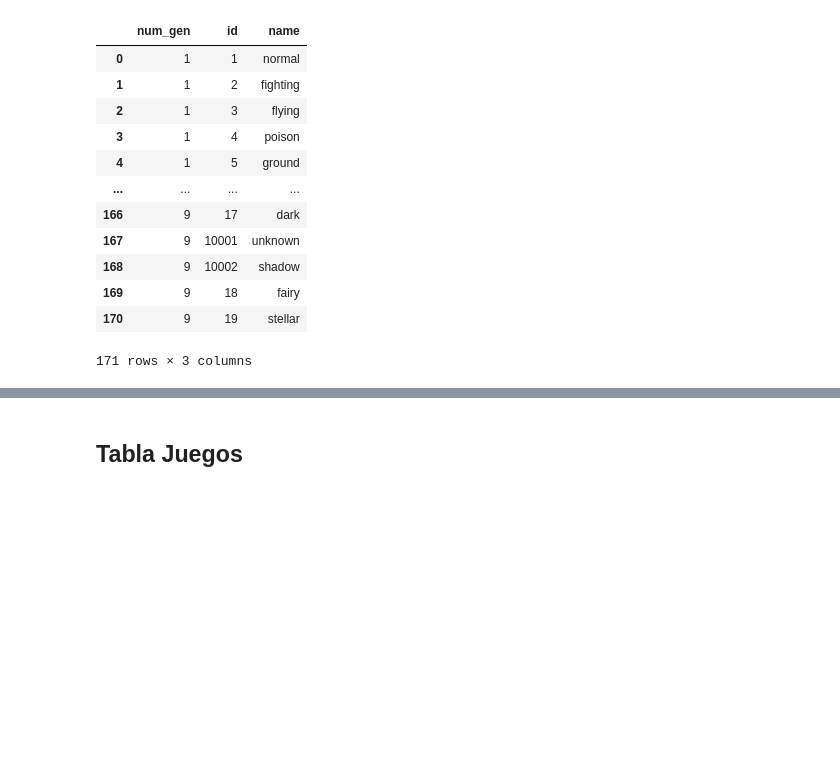
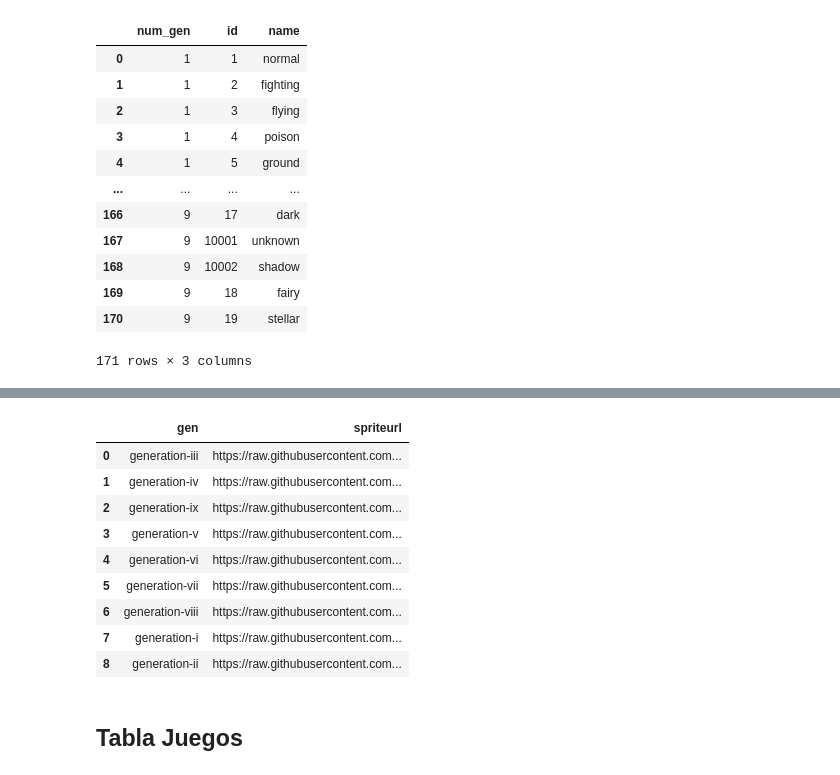
Before and after one commit to ADavid096/pokeproject, a Jupyter notebook: Script_infoDB.ipynb, the cells around one changed output, grey strips where cells are left out. Saved outputs shown, nothing was run; the diff lists cells and outputs as text; code cells hidden in the pictures; blank space fills up the shorter version.

```diff
--- a/Script_infoDB.ipynb
+++ b/Script_infoDB.ipynb
@@ -312,0 +309,7 @@ print(data1["id"]," ",data1["name"], data1["types"][0]["name"])
+# %%
+#Pendiente Sprites
+url_sprite = "https://pokeapi.co/api/v2/type/2/"
+response = requests.get(url_sprite)
+data =response.json()
+eldatas = pd.DataFrame(data["sprites"])
+sprites_url = list(eldatas.keys())
@@ -312,0 +324,10 @@ print(data1["id"]," ",data1["name"], data1["types"][0]["name"])
+# %%
+x = 6
+print("------")
+print(sprites_url)
+print("------")
+print(len(sprites_url))
+eldotas = eldatas[sprites_url[x]].dropna()
+print("--------")
+print(sprites_url[x])#Generacion
+print(eldotas.iloc[0]["name_icon"])#Imagen de la generacion
@@ -312,0 +342,18 @@ print(data1["id"]," ",data1["name"], data1["types"][0]["name"])
+# %%
+#Listado de Sprites por generacion de 1 tipo
+gencolector = []
+for c in range(len(sprites_url)):
+  gensprite = {}
+  eldotas = eldatas[sprites_url[c]].dropna()
+  #print("--------")
+  #print(sprites_url[c])#Generacion
+  #print(eldotas.iloc[0]["name_icon"])#Imagen de la generacion
+  gensprite["gen"] = sprites_url[c]
+  gensprite["spriteurl"] = eldotas.iloc[0]["name_icon"]
+  gencolector.append(gensprite)
+
+#Agregar la primera y segunda generacion
+gencolector.append({"gen":"generation-i","spriteurl":gencolector["gen"=="generation-iii"]["spriteurl"]})
+gencolector.append({"gen":"generation-ii","spriteurl":gencolector["gen"=="generation-iii"]["spriteurl"]})
+#Visualizar resultado
+gencolector
@@ -312,0 +379,13 @@ print(data1["id"]," ",data1["name"], data1["types"][0]["name"])
+# %%
+pd.DataFrame(gencolector)
+# %% [output]
+|  | gen | spriteurl |
+| 0 | generation-iii | https://raw.githubusercontent.com... |
+| 1 | generation-iv | https://raw.githubusercontent.com... |
+| 2 | generation-ix | https://raw.githubusercontent.com... |
+| 3 | generation-v | https://raw.githubusercontent.com... |
+| 4 | generation-vi | https://raw.githubusercontent.com... |
+| 5 | generation-vii | https://raw.githubusercontent.com... |
+| 6 | generation-viii | https://raw.githubusercontent.com... |
+| 7 | generation-i | https://raw.githubusercontent.com... |
+| 8 | generation-ii | https://raw.githubusercontent.com... |
```
Also changed, not shown: parts of 11 cells of this notebook.
